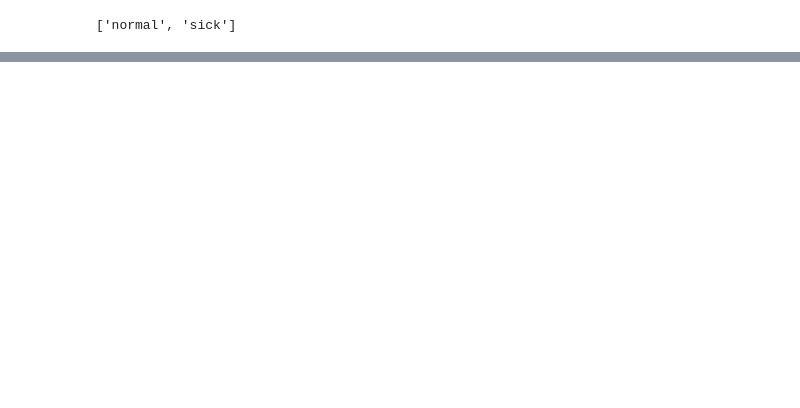
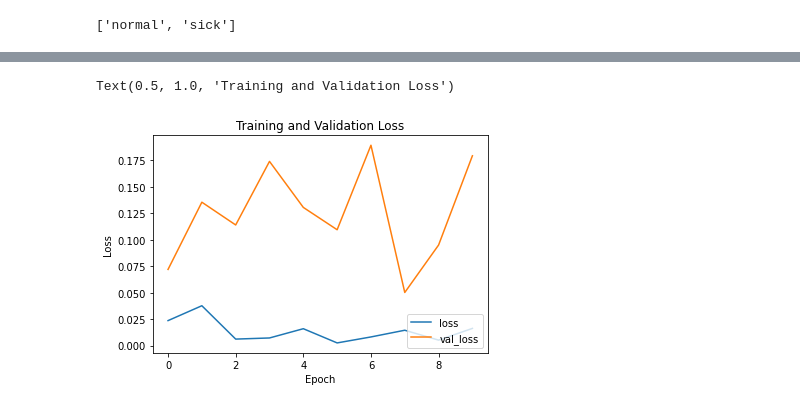
Before and after one commit to brendaFlavia/DeepLearningAssignment, a Jupyter notebook: Untitled0.ipynb, the cells around one changed output, grey strips where cells are left out. Drawn from its saved outputs; the diff is of its cells as text; code cells hidden in the pictures; blank space fills up the shorter version.

```diff
--- a/Untitled0.ipynb
+++ b/Untitled0.ipynb
@@ -183,0 +211,11 @@ test_loss, test_acc = model.evaluate(test_images,  test_labels, verbose=2)
+# %%
+plt.plot(result.history['loss'], label='loss')
+plt.plot(result.history['val_loss'], label = 'val_loss')
+plt.xlabel('Epoch')
+plt.ylabel('Loss')
+#plt.ylim([0.5, 1])
+plt.legend(loc='lower right')
+plt.title('Training and Validation Loss')
+# %% [output]
+Text(0.5, 1.0, 'Training and Validation Loss')
+[figure, added]
```
Also changed, not shown: parts of 72 cells of this notebook.
